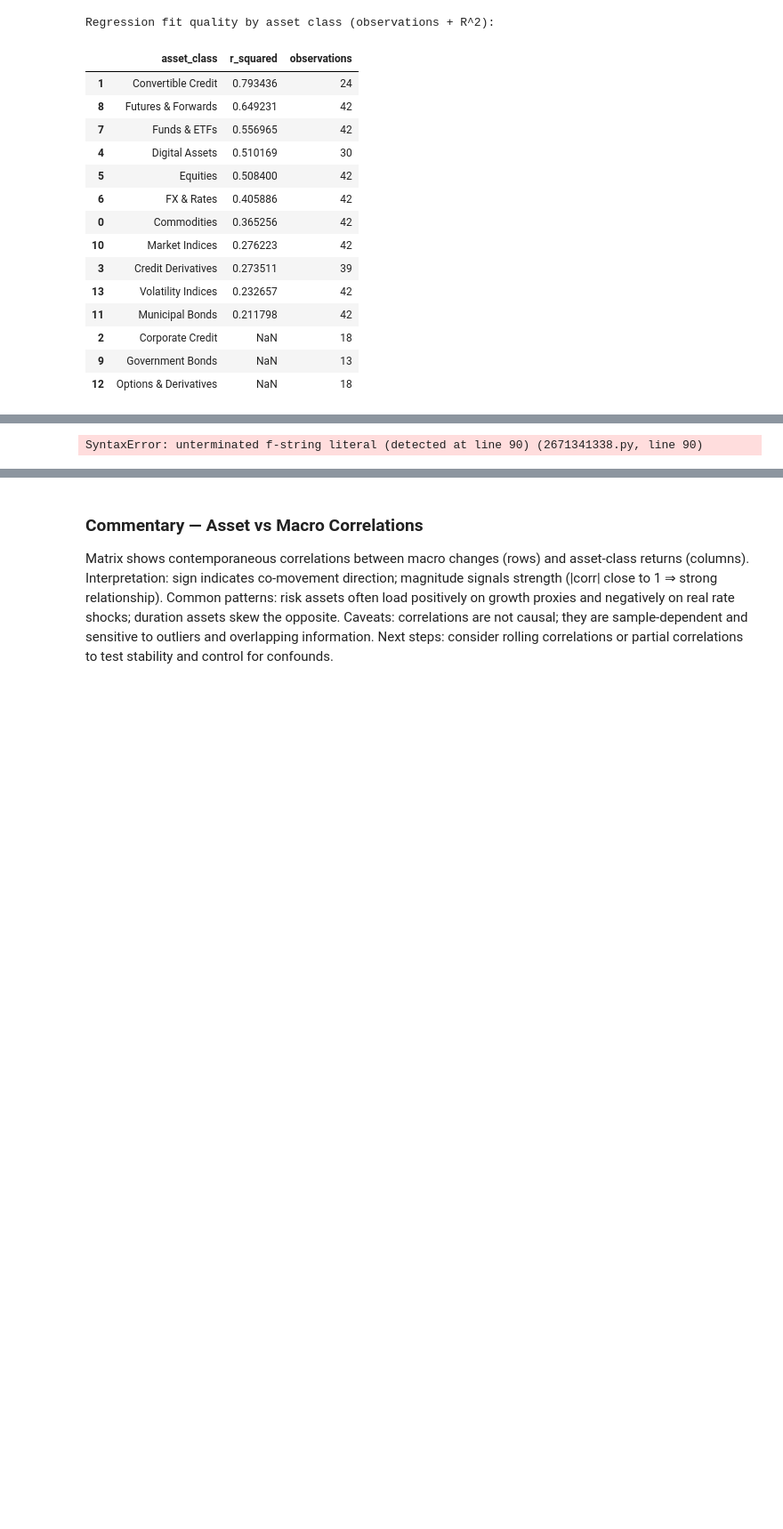
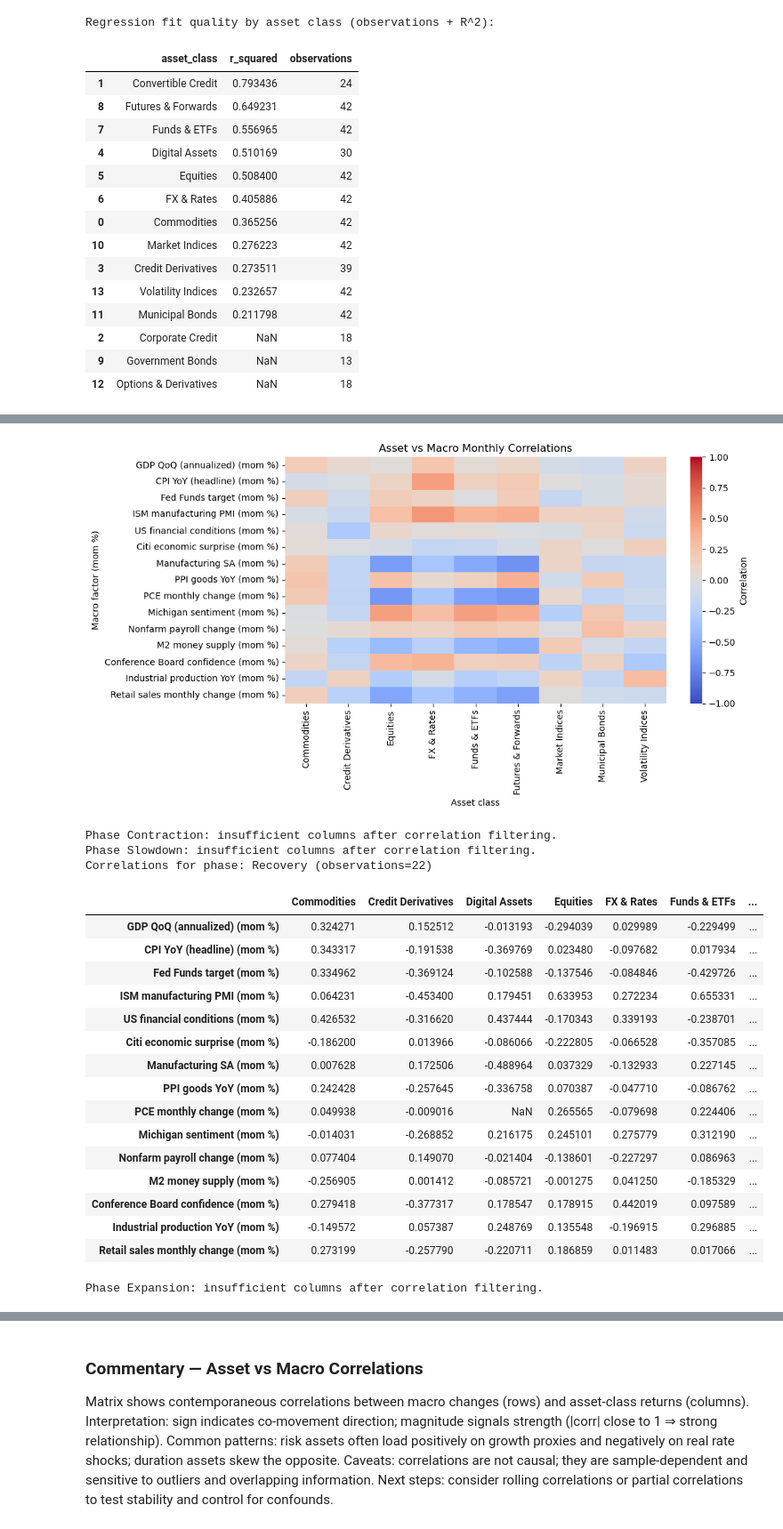
Before and after one commit to kecheng-shi/Nexus-data-preprocessing, a Jupyter notebook: Nexus Data Analysis.ipynb, the cells around one changed output, grey strips where cells are left out. Shown at 89% size. Cells and saved outputs as stored; diff of their text form; code cells hidden in the pictures; blank space fills up the shorter version.

```diff
--- a/Nexus Data Analysis.ipynb
+++ b/Nexus Data Analysis.ipynb
@@ -1137,8 +1137,7 @@ else:
 
                 phase_corr_block = phase_corr.loc[phase_macros, phase_assets]
                 phase_corr_results[phase_name] = phase_corr_block
-                print(f"
-Correlations for phase: {phase_name} (observations={obs})")
+                print(f"Correlations for phase: {phase_name} (observations={obs})")
                 display(phase_corr_block)
 
             if phase_corr_results:
@@ -1158 +1173,21 @@ Correlations for phase: {phase_name} (observations={obs})")
+[figure, added]
-SyntaxError: unterminated f-string literal (detected at line 90) (2671341338.py, line 90)
+Phase Contraction: insufficient columns after correlation filtering.
+Phase Slowdown: insufficient columns after correlation filtering.
+Correlations for phase: Recovery (observations=22)
+|  | Commodities | Credit Derivatives | Digital Assets | Equities | FX & Rates | Funds & ETFs | ... |
+| GDP QoQ (annualized) (mom %) | 0.324271 | 0.152512 | -0.013193 | -0.294039 | 0.029989 | -0.229499 | ... |
+| CPI YoY (headline) (mom %) | 0.343317 | -0.191538 | -0.369769 | 0.023480 | -0.097682 | 0.017934 | ... |
+| Fed Funds target (mom %) | 0.334962 | -0.369124 | -0.102588 | -0.137546 | -0.084846 | -0.429726 | ... |
+| ISM manufacturing PMI (mom %) | 0.064231 | -0.453400 | 0.179451 | 0.633953 | 0.272234 | 0.655331 | ... |
+| US financial conditions (mom %) | 0.426532 | -0.316620 | 0.437444 | -0.170343 | 0.339193 | -0.238701 | ... |
+| Citi economic surprise (mom %) | -0.186200 | 0.013966 | -0.086066 | -0.222805 | -0.066528 | -0.357085 | ... |
+| Manufacturing SA (mom %) | 0.007628 | 0.172506 | -0.488964 | 0.037329 | -0.132933 | 0.227145 | ... |
+| PPI goods YoY (mom %) | 0.242428 | -0.257645 | -0.336758 | 0.070387 | -0.047710 | -0.086762 | ... |
+| PCE monthly change (mom %) | 0.049938 | -0.009016 | NaN | 0.265565 | -0.079698 | 0.224406 | ... |
+| Michigan sentiment (mom %) | -0.014031 | -0.268852 | 0.216175 | 0.245101 | 0.275779 | 0.312190 | ... |
+| Nonfarm payroll change (mom %) | 0.077404 | 0.149070 | -0.021404 | -0.138601 | -0.227297 | 0.086963 | ... |
+| M2 money supply (mom %) | -0.256905 | 0.001412 | -0.085721 | -0.001275 | 0.041250 | -0.185329 | ... |
+| Conference Board confidence (mom %) | 0.279418 | -0.377317 | 0.178547 | 0.178915 | 0.442019 | 0.097589 | ... |
+| Industrial production YoY (mom %) | -0.149572 | 0.057387 | 0.248769 | 0.135548 | -0.196915 | 0.296885 | ... |
+| Retail sales monthly change (mom %) | 0.273199 | -0.257790 | -0.220711 | 0.186859 | 0.011483 | 0.017066 | ... |
+Phase Expansion: insufficient columns after correlation filtering.
```
Also changed, not shown: parts of 12 cells of this notebook, 3 other files.
